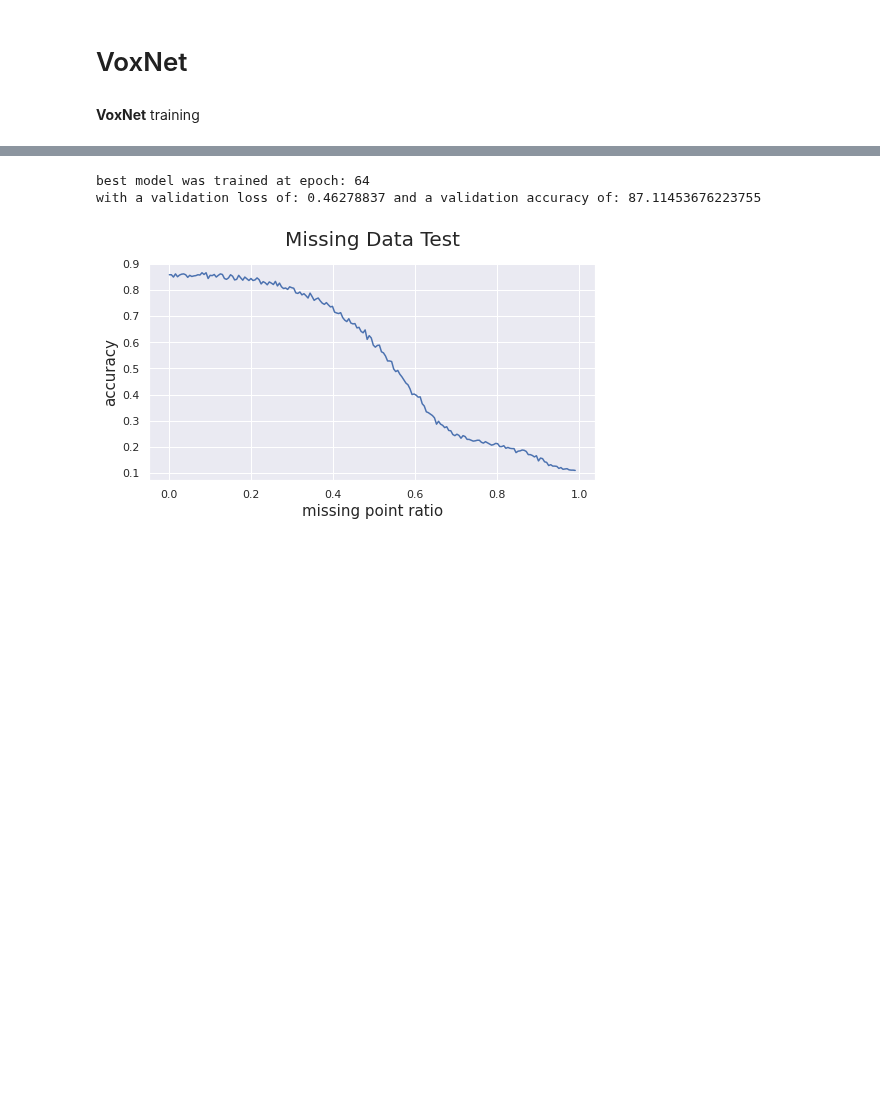
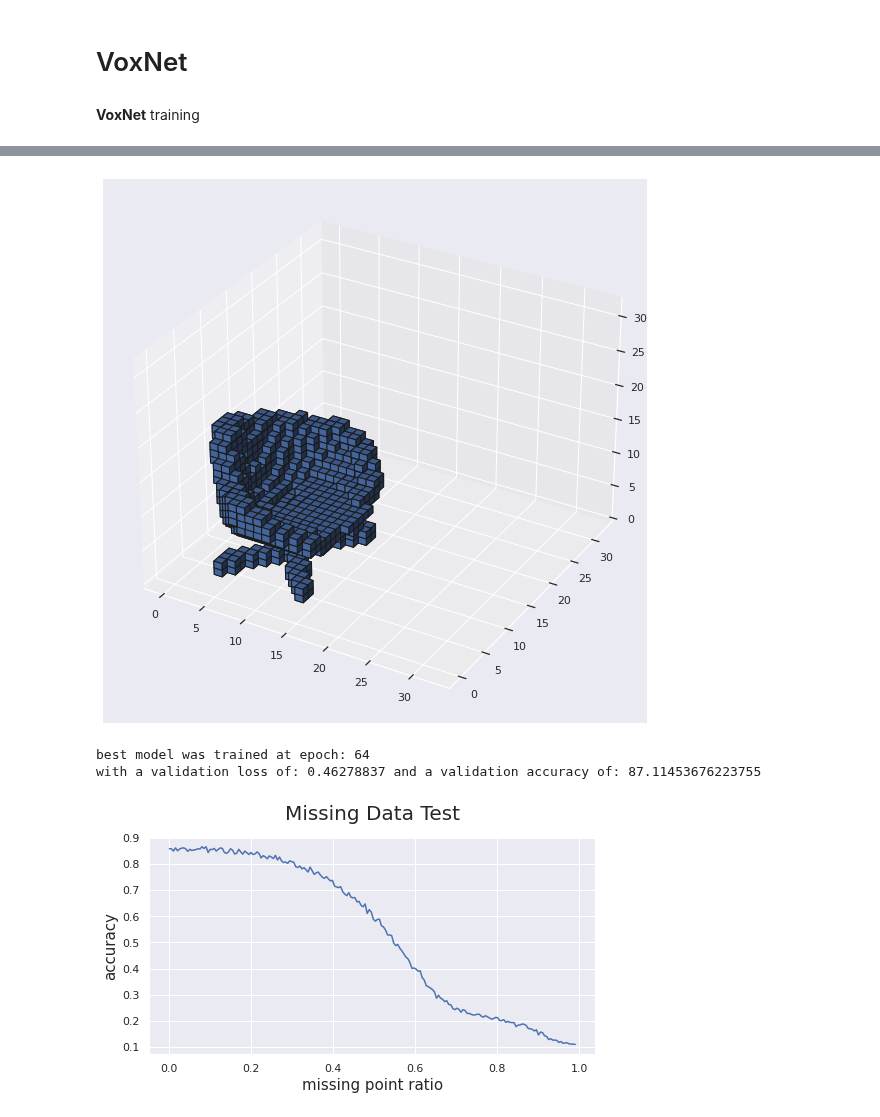
Before and after one commit to tabba98/neural-network, a Jupyter notebook: VoxNet.ipynb, the cells around one changed output, grey strips where cells are left out. Saved outputs shown, nothing was run; the diff lists cells and outputs as text; code cells hidden in the pictures; blank space fills up the shorter version.

```diff
--- a/VoxNet.ipynb
+++ b/VoxNet.ipynb
@@ -643,3 +703,7 @@ with a validation loss of: 0.5390491 and a validation accuracy of: 83.9749991893
+# %%
+trainer1.draw_voxels()
+# %% [output]
+[figure, added]
 # %%
 trainer1.missing_data_test()
 # %% [output]
```
Also changed, not shown: parts of 16 cells of this notebook.
